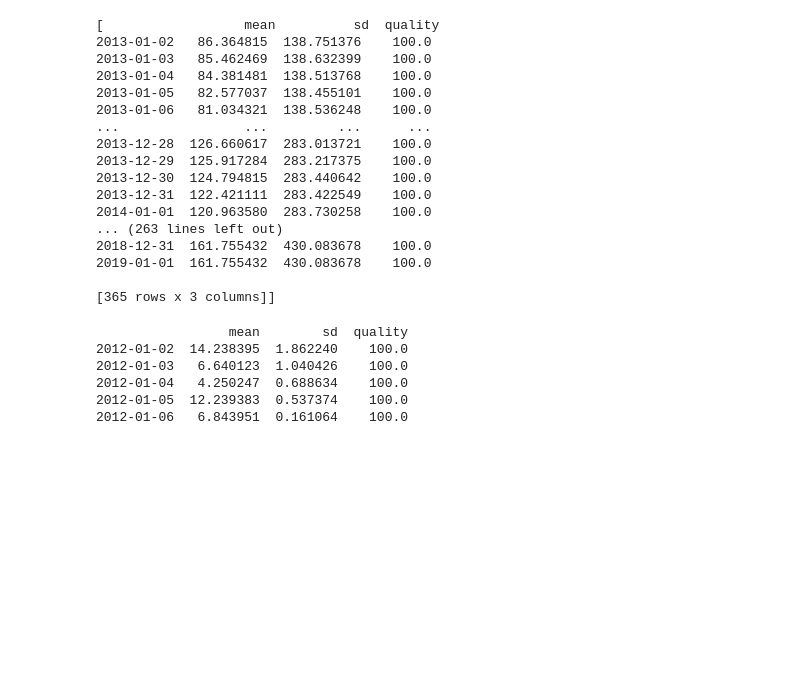
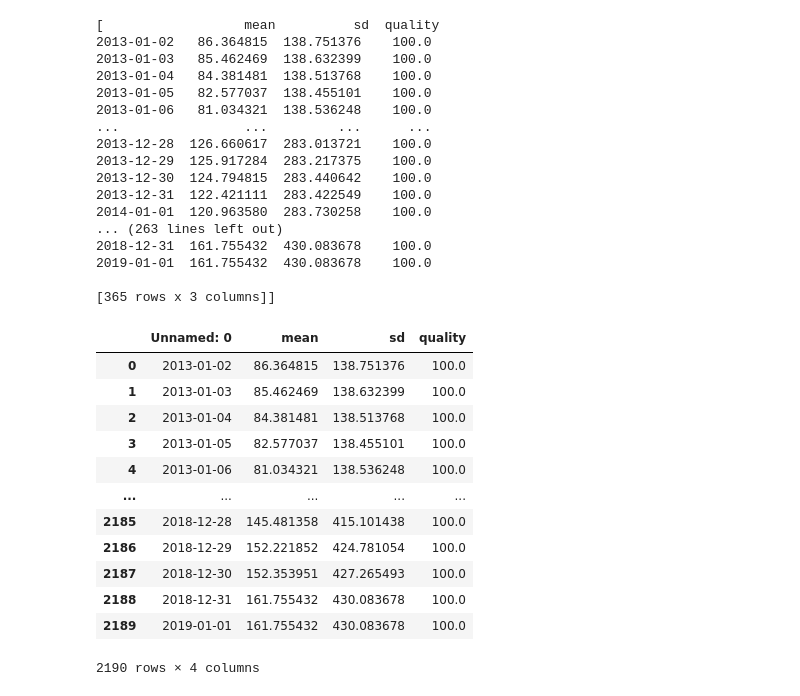
Before and after one commit to ianvd/gage-guesser, a Jupyter notebook: Main.ipynb, the cells around one changed output. Saved outputs shown, nothing was run; the diff lists cells and outputs as text; code cells hidden in the pictures; blank space fills up the shorter version.

```diff
--- a/Main.ipynb
+++ b/Main.ipynb
@@ -923,9 +917,0 @@ daymet_df['t Max'] = timax.df
-# %%
-print(lststats.head())
-# %% [output]
-                 mean        sd  quality
-2012-01-02  14.238395  1.862240    100.0
-2012-01-03   6.640123  1.040426    100.0
-2012-01-04   4.250247  0.688634    100.0
-2012-01-05  12.239383  0.537374    100.0
-2012-01-06   6.843951  0.161064    100.0
@@ -931,0 +920,19 @@ print(lststats.head())
+# %%
+prec_data = pd.read_csv('data/prec_df.csv')
+swe_data = pd.read_csv('data/swe_df.csv')
+tmax_data = pd.read_csv('data/tmax_df.csv')
+tmin_data = pd.read_csv('data/tmin_df.csv')
+# %% [output]
+|  | Unnamed: 0 | mean | sd | quality |
+| 0 | 2013-01-02 | 86.364815 | 138.751376 | 100.0 |
+| 1 | 2013-01-03 | 85.462469 | 138.632399 | 100.0 |
+| 2 | 2013-01-04 | 84.381481 | 138.513768 | 100.0 |
+| 3 | 2013-01-05 | 82.577037 | 138.455101 | 100.0 |
+| 4 | 2013-01-06 | 81.034321 | 138.536248 | 100.0 |
+| ... | ... | ... | ... | ... |
+| 2185 | 2018-12-28 | 145.481358 | 415.101438 | 100.0 |
+| 2186 | 2018-12-29 | 152.221852 | 424.781054 | 100.0 |
+| 2187 | 2018-12-30 | 152.353951 | 427.265493 | 100.0 |
+| 2188 | 2018-12-31 | 161.755432 | 430.083678 | 100.0 |
+| 2189 | 2019-01-01 | 161.755432 | 430.083678 | 100.0 |
+2190 rows × 4 columns
```
Also changed, not shown: parts of 17 cells of this notebook, 1 other file.
